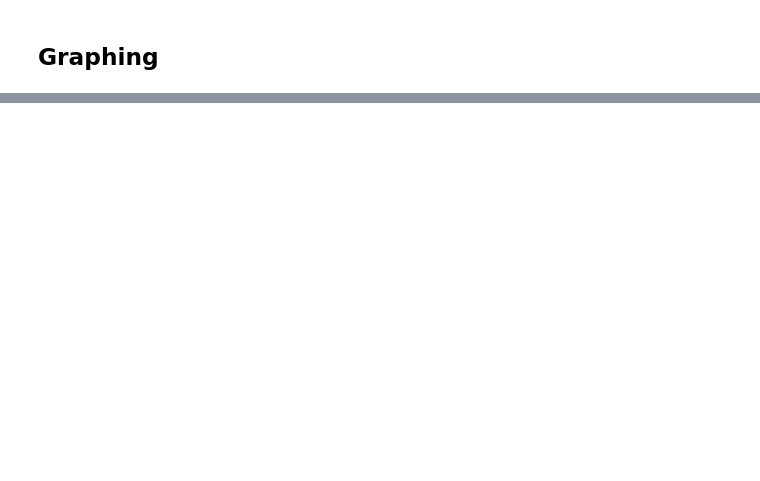
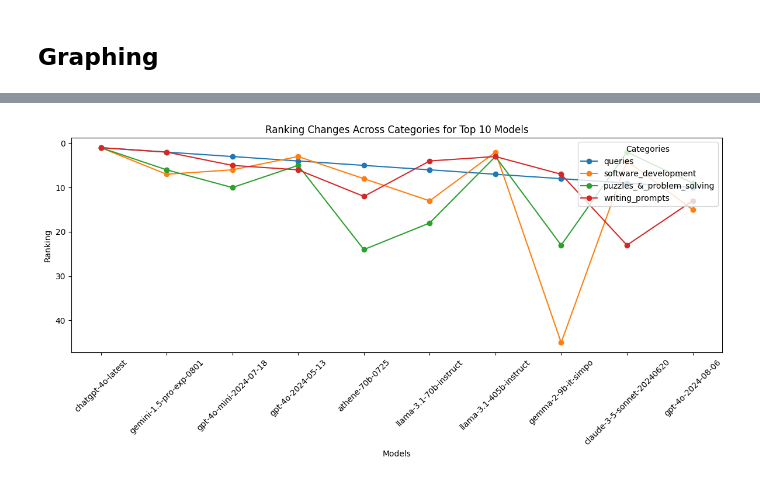
Before and after one commit to lmarena/arena-catalog, a Jupyter notebook: topic_clustering/data_processing.ipynb, the cells around one changed output, grey strips where cells are left out. Saved outputs shown, nothing was run; the diff lists cells and outputs as text; code cells hidden in the pictures; blank space fills up the shorter version.

```diff
--- a/topic_clustering/data_processing.ipynb
+++ b/topic_clustering/data_processing.ipynb
@@ -396,0 +485,3 @@ print(narrow_rank.shape)
+# %%
+elo_mle_ratings = compute_mle_elo(battles[battles['broad_category_id'] == 1])
+preety_print_model_ratings(elo_mle_ratings).head()
@@ -458,0 +585,18 @@ with open(f"{file_path}/recent_english_piechart.json", "w") as f:
+# %%
+llm_df = pd.read_csv(f"{file_path}/recent_english_llm_performance_by_category.csv")
+llm_df_sorted = llm_df.sort_values('queries_rank')
+# %%
+battles = pd.read_csv(f"{file_path}/recent_english_llm_category.csv")
+# %%
+def category_percentage(df, columns):
+    num_battles = len(df)
+    grouped = df.groupby(columns, as_index=False)[['question_id']].count() \
+                .sort_values('question_id', ascending=False) \
+                .reset_index(drop=True)
+    grouped.rename(columns={'question_id': 'count'}, inplace=True)
+    grouped['percentage'] = (grouped['count'] / num_battles) * 100
+    return grouped
+
+broad = category_percentage(battles, ['broad_category_id', 'broad_category'])
+categories = broad[broad['percentage'] > 10]['broad_category'].str.replace(" ", "_").str.lower()
+categories
@@ -458,0 +618,19 @@ with open(f"{file_path}/recent_english_piechart.json", "w") as f:
+# %%
+# Select the first 10 rows
+first_10 = llm_df_sorted.iloc[:10]
+
+# Plot the rankings
+plt.figure(figsize=(12, 6))
+for category in categories:
+    plt.plot(first_10["model"], first_10[f"{category}_rank"], label=category, marker='o')
+
+plt.xlabel("Models")
+plt.ylabel("Ranking")
+plt.title("Ranking Changes Across Categories for Top 10 Models")
+plt.xticks(rotation=45)
+plt.legend(title="Categories", loc="upper right")
+plt.gca().invert_yaxis()  # Invert y-axis because rank 1 is highest
+plt.tight_layout()
+plt.show()
+# %% [output]
+[figure, added]
```
Also changed, not shown: parts of 42 cells of this notebook, 15 other files.
